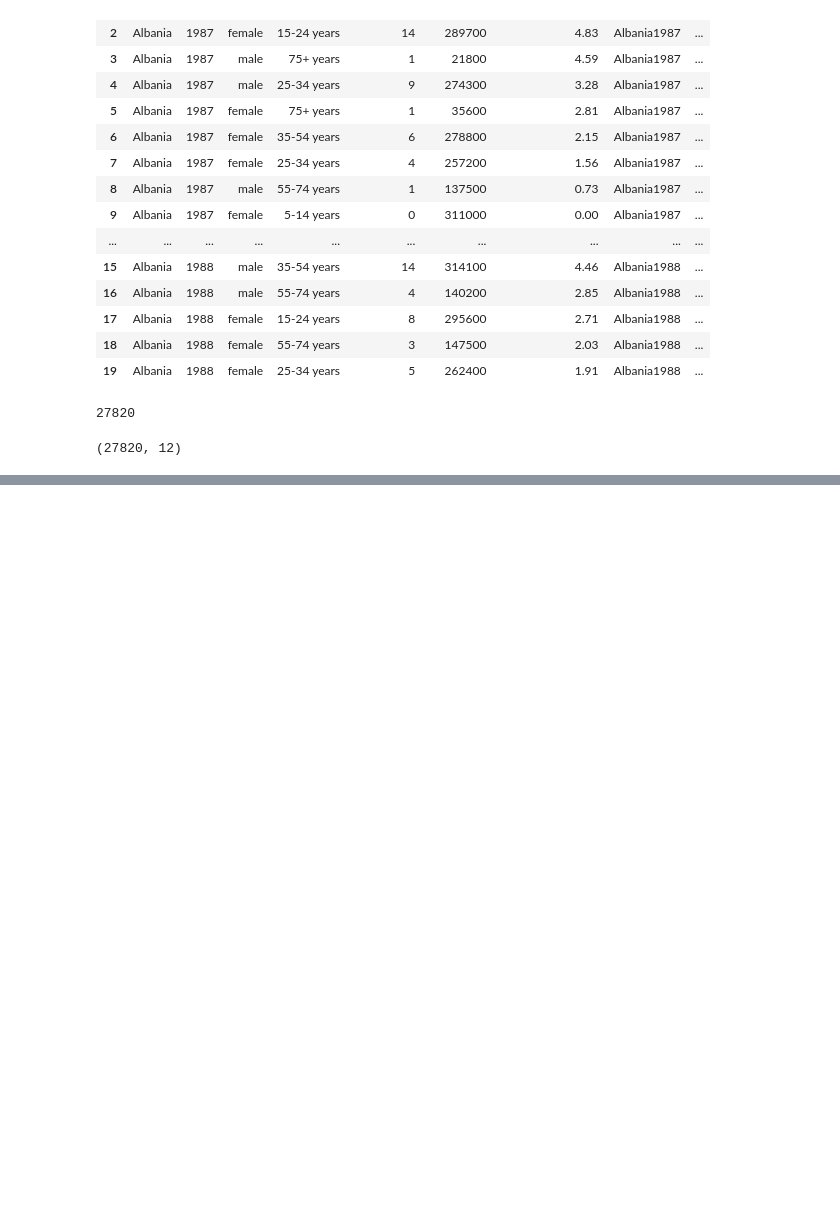
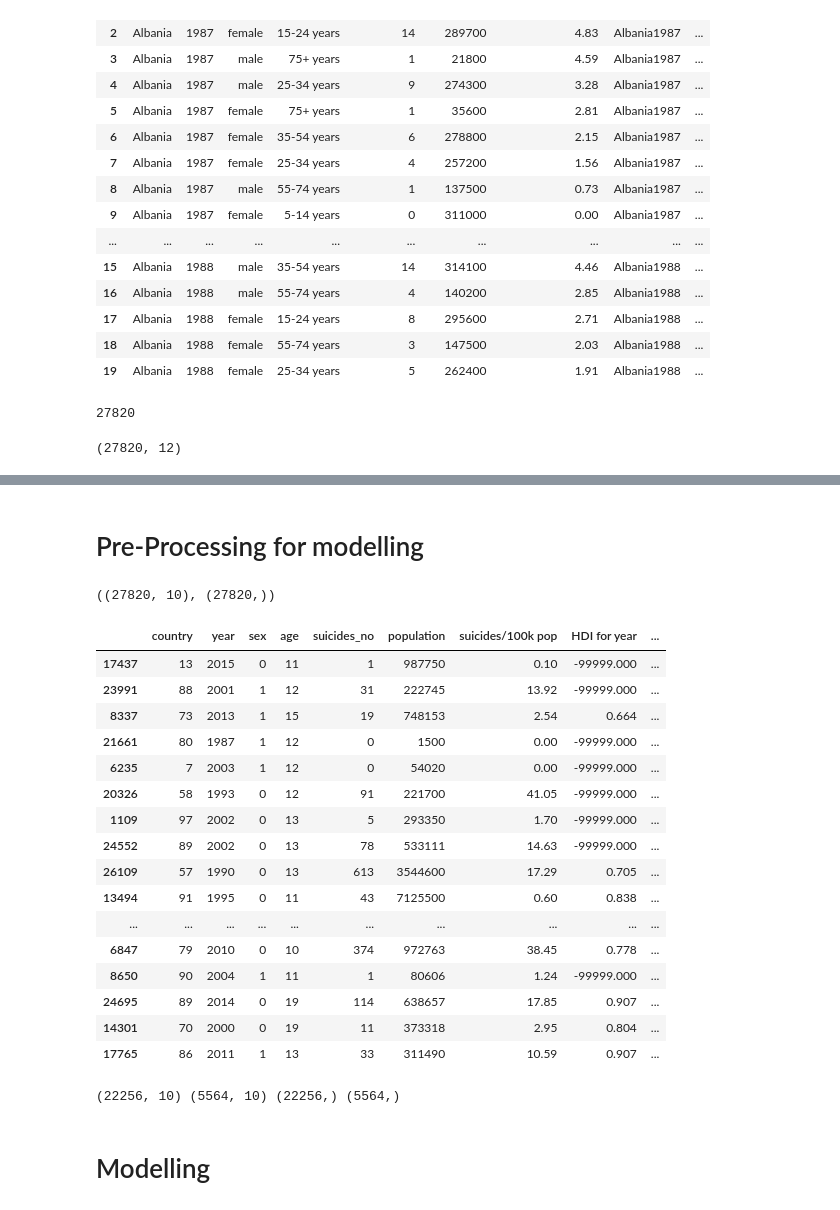
Before and after one commit to hecshzye/suicide-rates-overview-1985-2016, a Jupyter notebook: suicide-rate-eda.ipynb, the cells around one changed output, grey strips where cells are left out. Drawn from its saved outputs; the diff is of its cells as text; code cells hidden in the pictures; blank space fills up the shorter version.

Commit message:
Kaggle Notebook | suicide-rate-eda | Version 6

```diff
--- a/suicide-rate-eda.ipynb
+++ b/suicide-rate-eda.ipynb
@@ -113,0 +151,3 @@ df.shape
+# %%
+df.replace(np.NaN,-99999.0,inplace=True)
+df.head(10)
@@ -113,0 +166,6 @@ df.shape
+# %%
+# Converting the age column into non-categorical values
+age = []
+for i in df["age"]:
+    age.append(i[:-6])
+df["age"].value_counts()
@@ -113,0 +180,9 @@ df.shape
+# %%
+# Further converting various data types in "age"
+age = ["5-14 years", "15-24 years", "25-42 years", "35-54 years", "55-74 years", "75+ years"]
+
+j = 0
+for i in df["age"]:
+    df["age"].replace(i,j,inplace=True)
+    j+=1
+df["age"]
@@ -113,0 +216,4 @@ df.shape
+# %%
+# Removing the column "country-year" as it seems unnecessary data/repeated
+df.drop("country-year", 1, inplace=True)
+df.head(10)
@@ -113,0 +278,50 @@ df.shape
+# %% [markdown]
+# Pre-Processing for modelling
+# %%
+# Create X & y
+
+X_df = df.drop("suicides_no", 1)
+y_df = df["suicides_no"]
+
+X_df.shape, y_df.shape
+# %% [output]
+((27820, 10), (27820,))
+# %%
+# Shuffle before the data splitting into training & testing dataset
+
+np.random.seed(42)
+
+df = df.sample(frac=1)
+df.head(20)
+# %% [output]
+|  | country | year | sex | age | suicides_no | population | suicides/100k pop | HDI for year | ... |
+| 17437 | 13 | 2015 | 0 | 11 | 1 | 987750 | 0.10 | -99999.000 | ... |
+| 23991 | 88 | 2001 | 1 | 12 | 31 | 222745 | 13.92 | -99999.000 | ... |
+| 8337 | 73 | 2013 | 1 | 15 | 19 | 748153 | 2.54 | 0.664 | ... |
+| 21661 | 80 | 1987 | 1 | 12 | 0 | 1500 | 0.00 | -99999.000 | ... |
+| 6235 | 7 | 2003 | 1 | 12 | 0 | 54020 | 0.00 | -99999.000 | ... |
+| 20326 | 58 | 1993 | 0 | 12 | 91 | 221700 | 41.05 | -99999.000 | ... |
+| 1109 | 97 | 2002 | 0 | 13 | 5 | 293350 | 1.70 | -99999.000 | ... |
+| 24552 | 89 | 2002 | 0 | 13 | 78 | 533111 | 14.63 | -99999.000 | ... |
+| 26109 | 57 | 1990 | 0 | 13 | 613 | 3544600 | 17.29 | 0.705 | ... |
+| 13494 | 91 | 1995 | 0 | 11 | 43 | 7125500 | 0.60 | 0.838 | ... |
+| ... | ... | ... | ... | ... | ... | ... | ... | ... | ... |
+| 6847 | 79 | 2010 | 0 | 10 | 374 | 972763 | 38.45 | 0.778 | ... |
+| 8650 | 90 | 2004 | 1 | 11 | 1 | 80606 | 1.24 | -99999.000 | ... |
+| 24695 | 89 | 2014 | 0 | 19 | 114 | 638657 | 17.85 | 0.907 | ... |
+| 14301 | 70 | 2000 | 0 | 19 | 11 | 373318 | 2.95 | 0.804 | ... |
+| 17765 | 86 | 2011 | 1 | 13 | 33 | 311490 | 10.59 | 0.907 | ... |
+# %%
+# Splitting the data into Train & Test datasets
+
+from sklearn.model_selection import train_test_split
+
+np.random.seed(42)
+
+X_train, X_test, y_train, y_test = train_test_split(X_df, y_df, test_size=0.2)
+
+print(X_train.shape, X_test.shape, y_train.shape, y_test.shape)
+# %% [output]
+(22256, 10) (5564, 10) (22256,) (5564,)
+# %% [markdown]
+# Modelling
```
Also changed, not shown: parts of 18 cells of this notebook.
